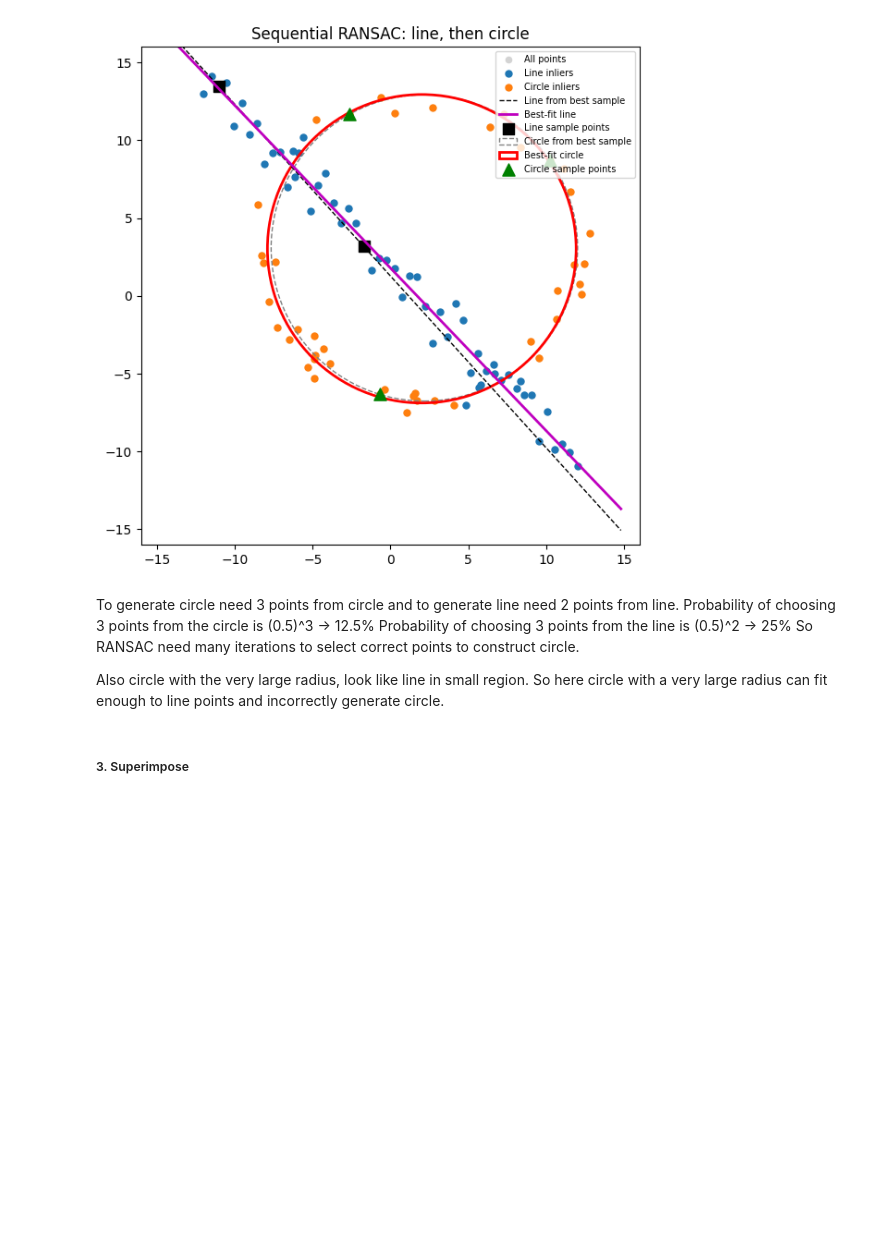
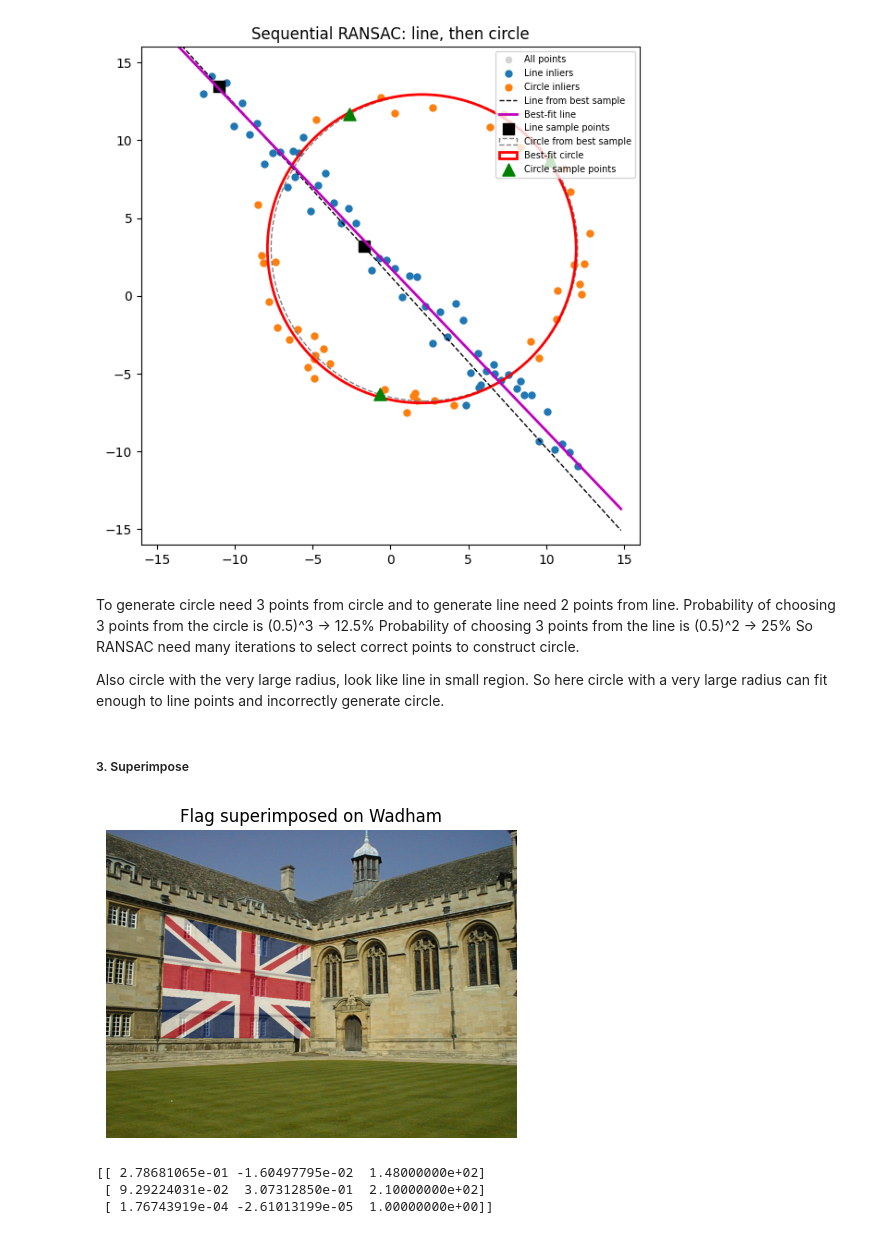
Before and after one commit to minsarapasindu2003-del/CV_assignment_02, a Jupyter notebook: answers.ipynb, the cells around one changed output. Saved outputs shown, nothing was run; the diff lists cells and outputs as text; code cells hidden in the pictures; blank space fills up the shorter version.

```diff
--- a/answers.ipynb
+++ b/answers.ipynb
@@ -303,3 +303,36 @@ So RANSAC need many iterations to select correct points to construct circle.
 Also circle with the very large radius, look like line in small region. So here circle with a very large radius can fit enough to line points and incorrectly generate circle.
 # %% [markdown]
 ##### 3. Superimpose
+# %%
+import cv2, numpy as np
+
+def superimpose(arch, flag, pts, alpha=0.6):
+    h, w = flag.shape[:2]
+    src = np.float32([[0,0],[w,0],[w,h],[0,h]])      # flag corners
+    dst = np.float32(pts)                             # clicked points
+    H = cv2.getPerspectiveTransform(src, dst)         # 4-point homography
+    H_, W_ = arch.shape[:2]
+    warped = cv2.warpPerspective(flag, H, (W_, H_))
+    mask = cv2.warpPerspective(np.full((h,w),255,np.uint8), H, (W_,H_)) / 255.0
+    m = (mask*alpha)[...,None]
+    out = arch*(1-m) + warped*m
+    return out.astype(np.uint8), H
+
+arch = cv2.imread(r"C:\Users\minsa\OneDrive\Desktop\Image Processing and Machine Vision\CV_assignment_02\wadham.jpg")
+union = cv2.imread(r"C:\Users\minsa\OneDrive\Desktop\Image Processing and Machine Vision\CV_assignment_02\flag.png")
+
+p1 = [(148,210),(510,290),(508,520),(136,518)]   # TL, TR, BR, BL on the left wall
+out1, H1 = superimpose(arch, union, p1, 0.6)
+
+plt.figure(figsize=(8,4))
+plt.imshow(cv2.cvtColor(out1, cv2.COLOR_BGR2RGB))   # BGR -> RGB for matplotlib
+plt.axis("off")
+plt.title("Flag superimposed on Wadham")
+plt.show()
+
+print(H1)
+# %% [output]
+[figure, added]
+[[ 2.78681065e-01 -1.60497795e-02  1.48000000e+02]
+ [ 9.29224031e-02  3.07312850e-01  2.10000000e+02]
+ [ 1.76743919e-04 -2.61013199e-05  1.00000000e+00]]
```
Also changed, not shown: parts of 2 cells of this notebook, 6 other files.
